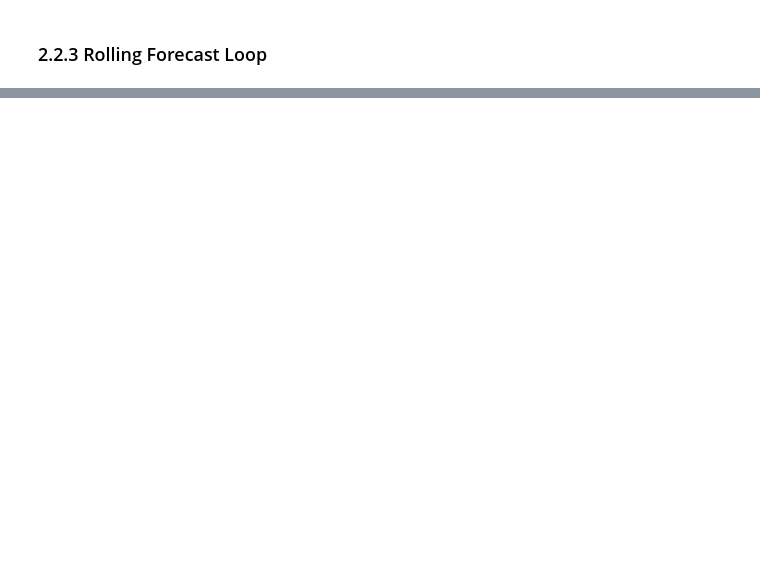
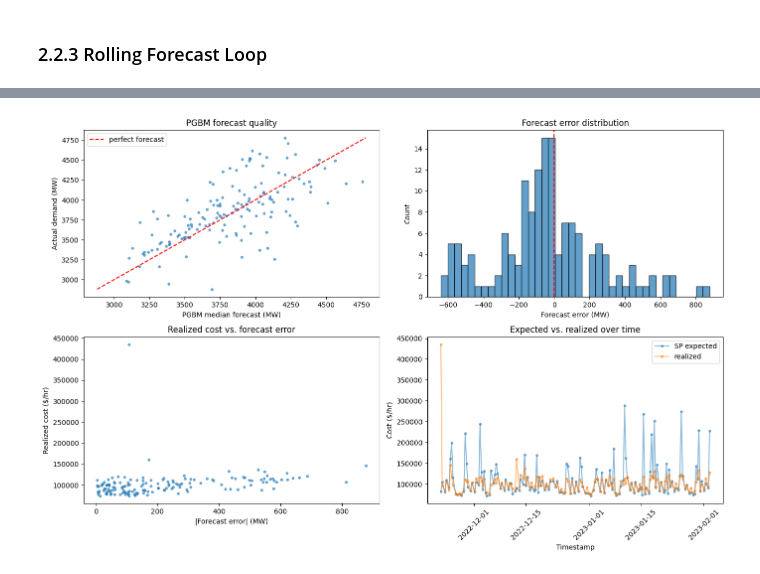
Before and after one commit to ablelloch415/PtO_ACOPF, a Jupyter notebook: Notebooks/DCOPF_v1.ipynb, the cells around one changed output, grey strips where cells are left out. Cells and saved outputs as stored; diff of their text form; code cells hidden in the pictures; blank space fills up the shorter version.

```diff
--- a/Notebooks/DCOPF_v1.ipynb
+++ b/Notebooks/DCOPF_v1.ipynb
@@ -1469,0 +1714,75 @@ plt.show()
+# %%
+# =============================================================================
+# Reporting + plots — run this after the diagnostic cell confirms records is populated
+# =============================================================================
+import matplotlib.pyplot as plt
+
+assert len(records) > 0, "No successful records to report. Run diagnostics cell first."
+results_pgbm = pd.DataFrame(records)
+
+print("\n" + "=" * 60)
+print("PGBM → stochastic DC-OPF evaluation summary")
+print("=" * 60)
+
+print("\nForecast quality:")
+print(f"  MAE:                     {results_pgbm['forecast_error'].abs().mean():>10,.1f} MW")
+print(f"  Bias:                    {results_pgbm['forecast_error'].mean():>10,.1f} MW")
+print(f"  Avg scenario std:        {results_pgbm['pgbm_scen_std'].mean():>10,.1f} MW")
+
+print("\nCost outputs:")
+print(f"  E[SP expected cost]:     ${results_pgbm['sp_expected_cost'].mean():>12,.2f}/hr")
+print(f"  E[realized cost]:        ${results_pgbm['realized_total'].mean():>12,.2f}/hr")
+gap = (results_pgbm['realized_total'] - results_pgbm['sp_expected_cost']).mean()
+print(f"  Calibration gap:         ${gap:>12,.2f}/hr  (positive => SP underestimates)")
+
+print("\nRealized performance:")
+print(f"  Avg Pg committed:        {results_pgbm['Pg_total'].mean():>10,.1f} MW")
+print(f"  Avg actual demand:       {results_pgbm['actual_mw'].mean():>10,.1f} MW")
+print(f"  Avg load shed:           {results_pgbm['realized_shed'].mean():>10,.2f} MW")
+print(f"  Avg limit violation:     {results_pgbm['limit_viol_mw'].mean():>10,.2f} MW")
+
+print("\nBy hour of day:")
+hourly = results_pgbm.groupby("hour").agg({
+    "forecast_error":  lambda x: x.abs().mean(),
+    "realized_total":  "mean",
+    "realized_shed":   "mean",
+}).round(2)
+hourly.columns = ["forecast_MAE", "realized_cost", "avg_shed"]
+print(hourly.to_string())
+
+# Diagnostic plots
+fig, axes = plt.subplots(2, 2, figsize=(14, 9))
+
+axes[0, 0].scatter(results_pgbm["pgbm_median_mw"], results_pgbm["actual_mw"], s=10, alpha=0.6)
+lo, hi = results_pgbm["actual_mw"].min(), results_pgbm["actual_mw"].max()
+axes[0, 0].plot([lo, hi], [lo, hi], 'r--', label="perfect forecast")
+axes[0, 0].set_xlabel("PGBM median forecast (MW)")
+axes[0, 0].set_ylabel("Actual demand (MW)")
+axes[0, 0].set_title("PGBM forecast quality")
+axes[0, 0].legend()
+
+axes[0, 1].hist(results_pgbm["forecast_error"], bins=40, edgecolor='black', alpha=0.7)
+axes[0, 1].axvline(0, color='red', linestyle='--')
+axes[0, 1].set_xlabel("Forecast error (MW)")
+axes[0, 1].set_ylabel("Count")
+axes[0, 1].set_title("Forecast error distribution")
+
+axes[1, 0].scatter(results_pgbm["forecast_error"].abs(), results_pgbm["realized_total"],
+                   s=10, alpha=0.6)
+axes[1, 0].set_xlabel("|Forecast error| (MW)")
+axes[1, 0].set_ylabel("Realized cost ($/hr)")
+axes[1, 0].set_title("Realized cost vs. forecast error")
+
+axes[1, 1].plot(results_pgbm["timestamp"], results_pgbm["sp_expected_cost"],
+                'o-', markersize=3, alpha=0.5, label="SP expected")
+axes[1, 1].plot(results_pgbm["timestamp"], results_pgbm["realized_total"],
+                'o-', markersize=3, alpha=0.5, label="realized")
+axes[1, 1].set_xlabel("Timestamp")
+axes[1, 1].set_ylabel("Cost ($/hr)")
+axes[1, 1].set_title("Expected vs. realized over time")
+axes[1, 1].legend()
+plt.setp(axes[1, 1].xaxis.get_majorticklabels(), rotation=45)
+
+plt.tight_layout()
+plt.show()
+# %% [output]
@@ -1469,0 +1806 @@ plt.show()
+[figure, added]
```
Also changed, not shown: parts of 10 cells of this notebook, 2 other files.
